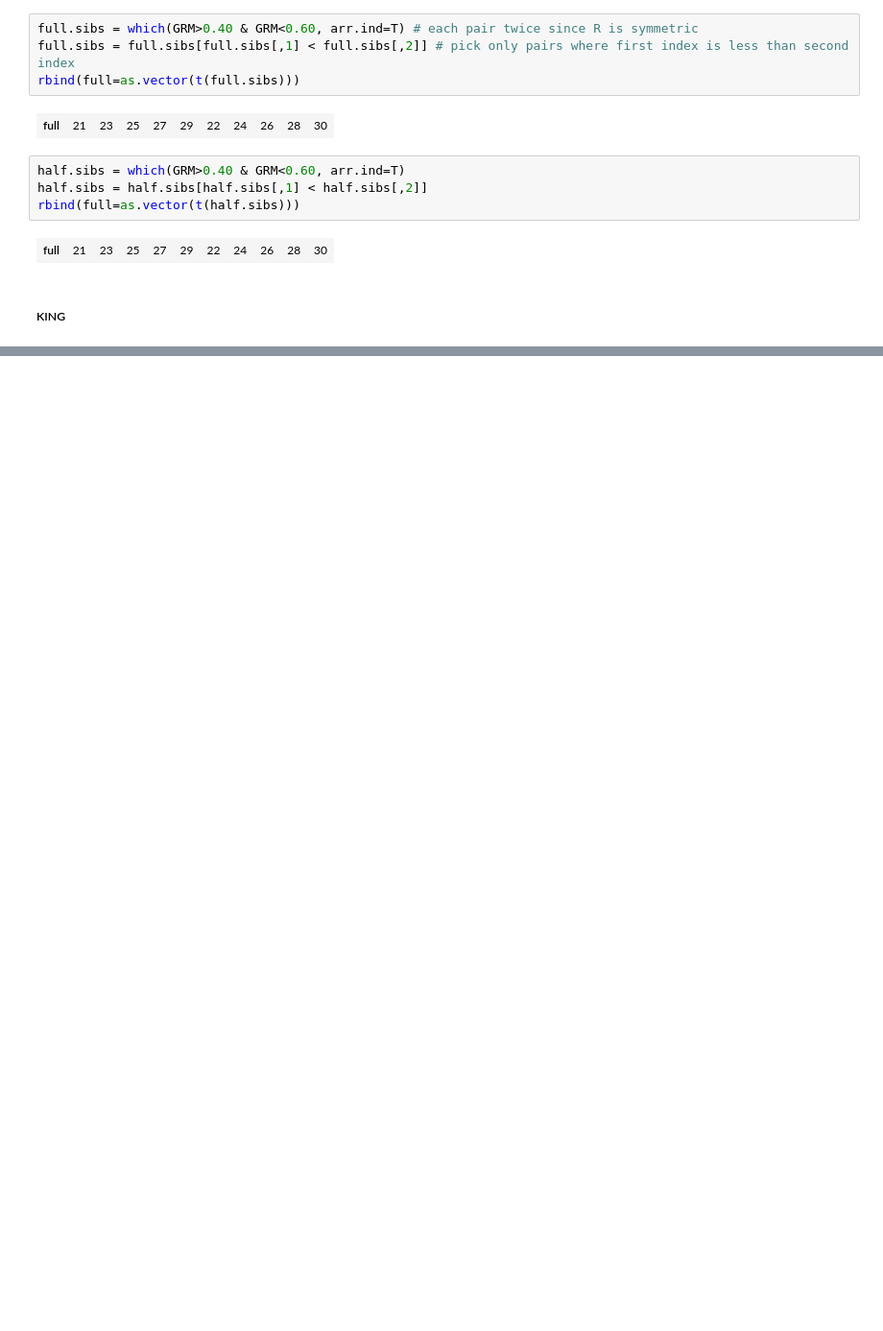
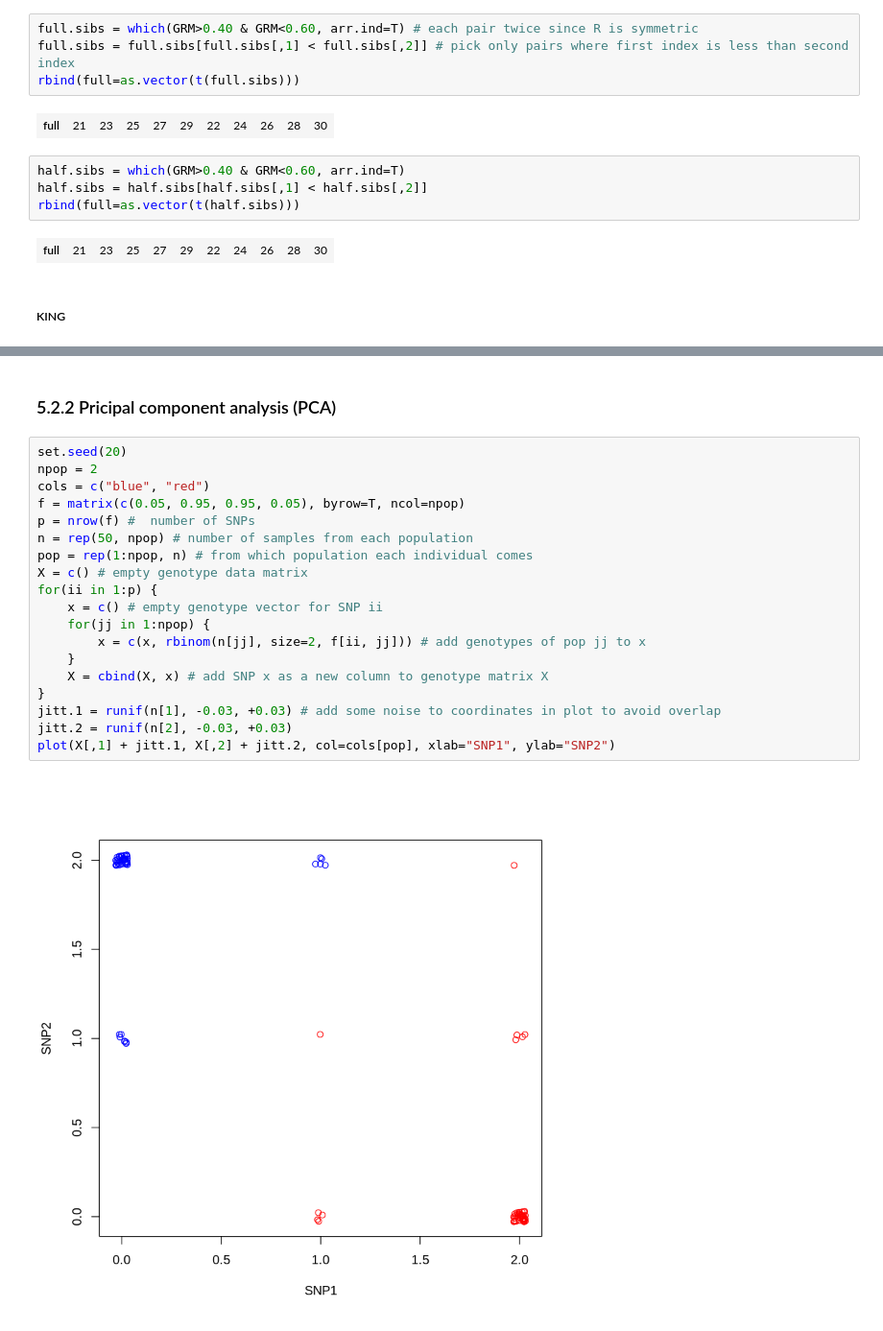
Before and after one commit to v-i-s-h/gwas-course-julia, a Jupyter notebook: r/05.ipynb, the cells around one changed output, grey strips where cells are left out. Shown at 96% size. Saved outputs shown, nothing was run; the diff lists cells and outputs as text; blank space fills up the shorter version.

```diff
--- a/r/05.ipynb
+++ b/r/05.ipynb
@@ -123,0 +170,23 @@ axis(4, at=c(0, n.cols/2, n.cols),
+# %% [markdown]
+### 5.2.2 Pricipal component analysis (PCA)
+# %%
+set.seed(20)
+npop = 2
+cols = c("blue", "red")
+f = matrix(c(0.05, 0.95, 0.95, 0.05), byrow=T, ncol=npop)
+p = nrow(f) #  number of SNPs
+n = rep(50, npop) # number of samples from each population
+pop = rep(1:npop, n) # from which population each individual comes
+X = c() # empty genotype data matrix
+for(ii in 1:p) {
+    x = c() # empty genotype vector for SNP ii
+    for(jj in 1:npop) {
+        x = c(x, rbinom(n[jj], size=2, f[ii, jj])) # add genotypes of pop jj to x
+    }
+    X = cbind(X, x) # add SNP x as a new column to genotype matrix X
+}
+jitt.1 = runif(n[1], -0.03, +0.03) # add some noise to coordinates in plot to avoid overlap
+jitt.2 = runif(n[2], -0.03, +0.03)
+plot(X[,1] + jitt.1, X[,2] + jitt.2, col=cols[pop], xlab="SNP1", ylab="SNP2")
+# %% [output]
+[figure, added]
```
Also changed, not shown: parts of 23 cells of this notebook.
